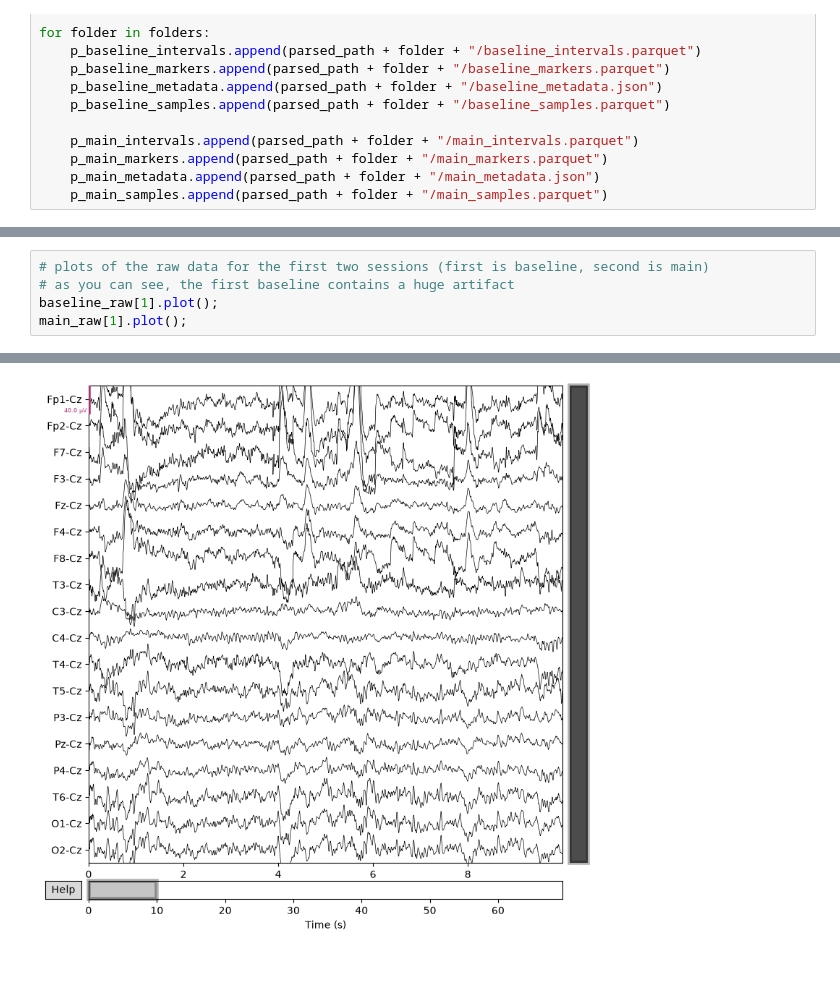
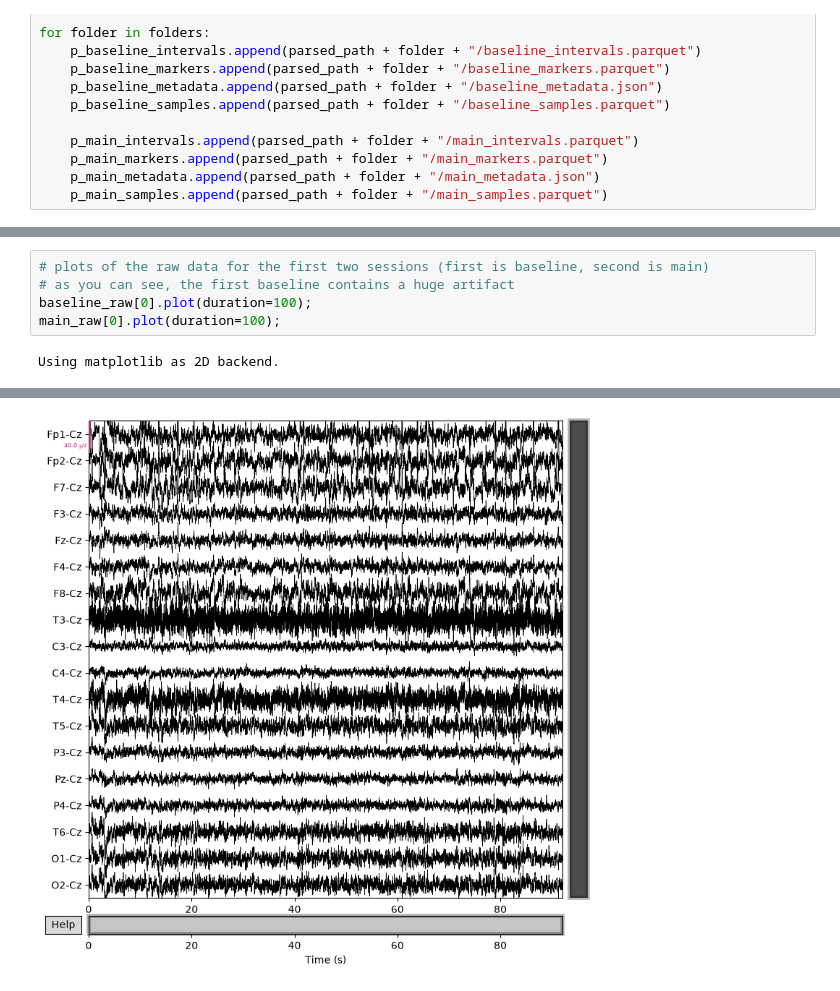
Before and after one commit to ffountainer/eeg-to-code, a Jupyter notebook: preprocessing/preprocess.ipynb, the cells around one changed output, grey strips where cells are left out. Saved outputs shown, nothing was run; the diff lists cells and outputs as text.

```diff
--- a/preprocessing/preprocess.ipynb
+++ b/preprocessing/preprocess.ipynb
@@ -122,6 +123,7 @@ Ready.
 # %%
 # plots of the raw data for the first two sessions (first is baseline, second is main)
 # as you can see, the first baseline contains a huge artifact
-baseline_raw[1].plot();
-main_raw[1].plot();
+baseline_raw[0].plot(duration=100);
+main_raw[0].plot(duration=100);
 # %% [output]
+Using matplotlib as 2D backend.
@@ -129,2 +131,2 @@ main_raw[1].plot();
-[figure, old version]
+[figure, new version]
 # %%
```
Also changed, not shown: parts of 6 cells of this notebook.
